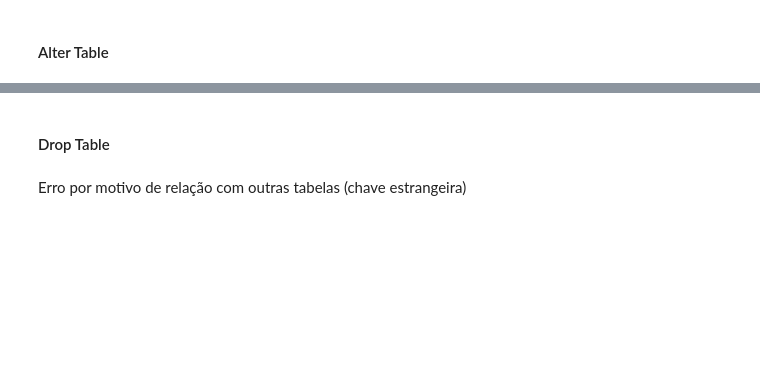
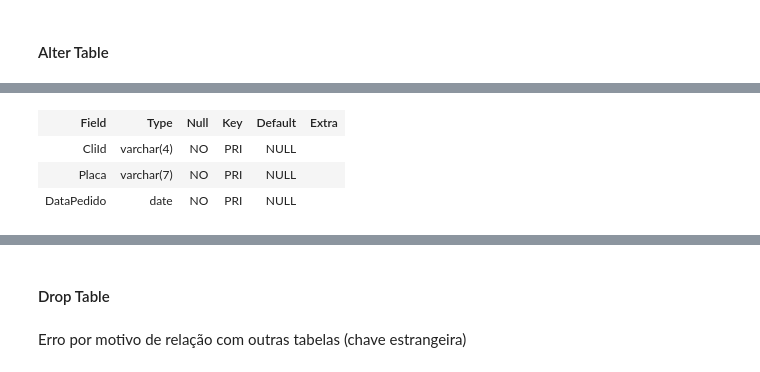
Before and after one commit to thedatasociety/lab-mariadb, a Jupyter notebook: labs/lab2/lab2.1.sql-fundamentos.ipynb, the cells around one changed output, grey strips where cells are left out. Drawn from its saved outputs; the diff is of its cells as text; code cells hidden in the pictures; blank space fills up the shorter version.

```diff
--- a/labs/lab2/lab2.1.sql-fundamentos.ipynb
+++ b/labs/lab2/lab2.1.sql-fundamentos.ipynb
@@ -140,4 +266,9 @@ ALTER TABLE Cliente_new MODIFY Rg BIGINT;
 # %%
-SHOW COLUMNS FROM Cliente_new;
+SHOW COLUMNS FROM Corrida;
+# %% [output]
+| Field | Type | Null | Key | Default | Extra |
+| CliId | varchar(4) | NO | PRI | NULL |  |
+| Placa | varchar(7) | NO | PRI | NULL |  |
+| DataPedido | date | NO | PRI | NULL |  |
 # %%
 ALTER TABLE Cliente_new DROP Rg;
```
Also changed, not shown: parts of 117 cells of this notebook.
